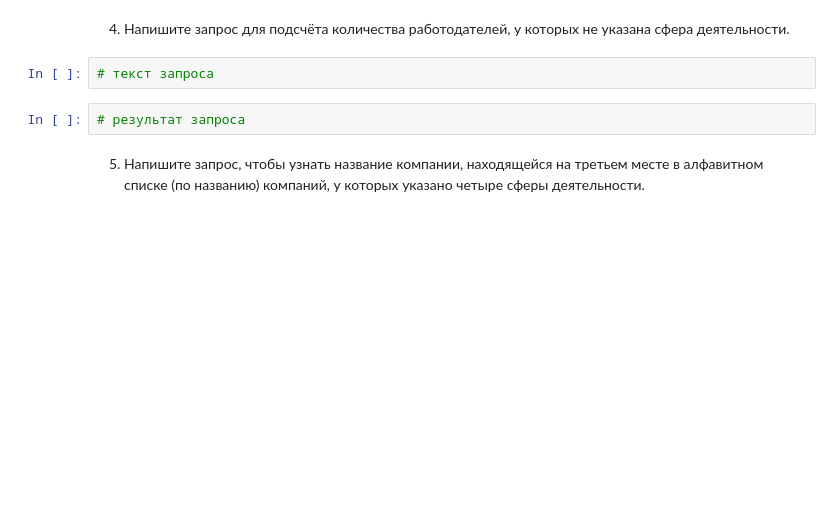
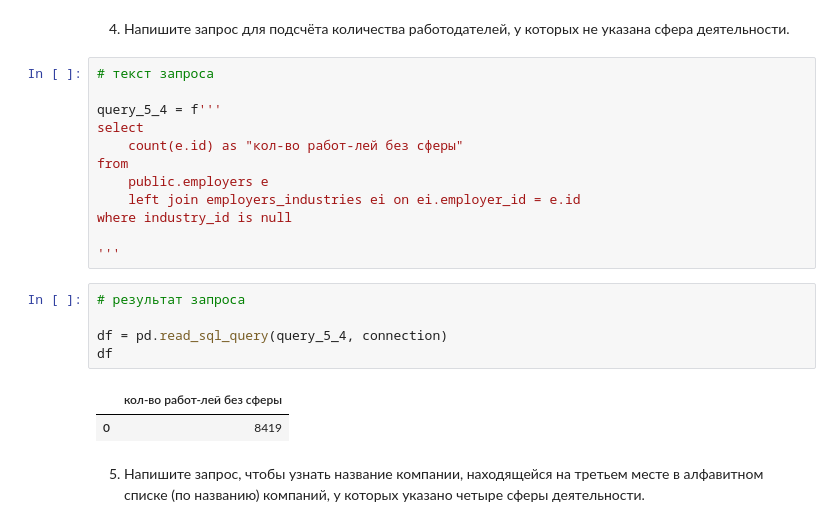
Before and after one commit to nickarctic/datascience, a Jupyter notebook: project_2/Project_2_Ноутбук_шаблон.ipynb, the cells around one changed output. Drawn from its saved outputs; the diff is of its cells as text; blank space fills up the shorter version.

```diff
--- a/project_2/Project_2_Ноутбук_шаблон.ipynb
+++ b/project_2/Project_2_Ноутбук_шаблон.ipynb
@@ -367,8 +367,24 @@ df
 4. Напишите запрос для подсчёта количества работодателей, у которых не указана сфера деятельности.
 # %%
 # текст запроса
+
+query_5_4 = f'''
+select
+    count(e.id) as "кол-во работ-лей без сферы"
+from
+    public.employers e
+    left join employers_industries ei on ei.employer_id = e.id
+where industry_id is null
+
+'''
 # %%
 # результат запроса
+
+df = pd.read_sql_query(query_5_4, connection)
+df
+# %% [output]
+|  | кол-во работ-лей без сферы |
+| 0 | 8419 |
 # %% [markdown]
 5. Напишите запрос, чтобы узнать название компании, находящейся на третьем месте в алфавитном списке (по названию) компаний, у которых указано четыре сферы деятельности.
 # %%
```
Also changed, not shown: parts of 22 cells of this notebook.
